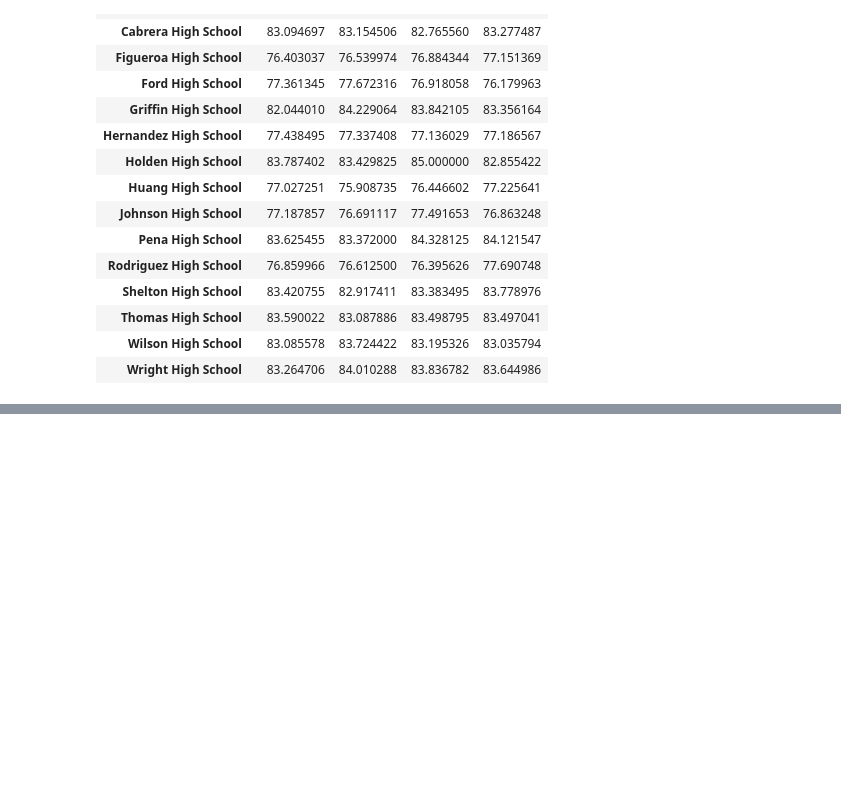
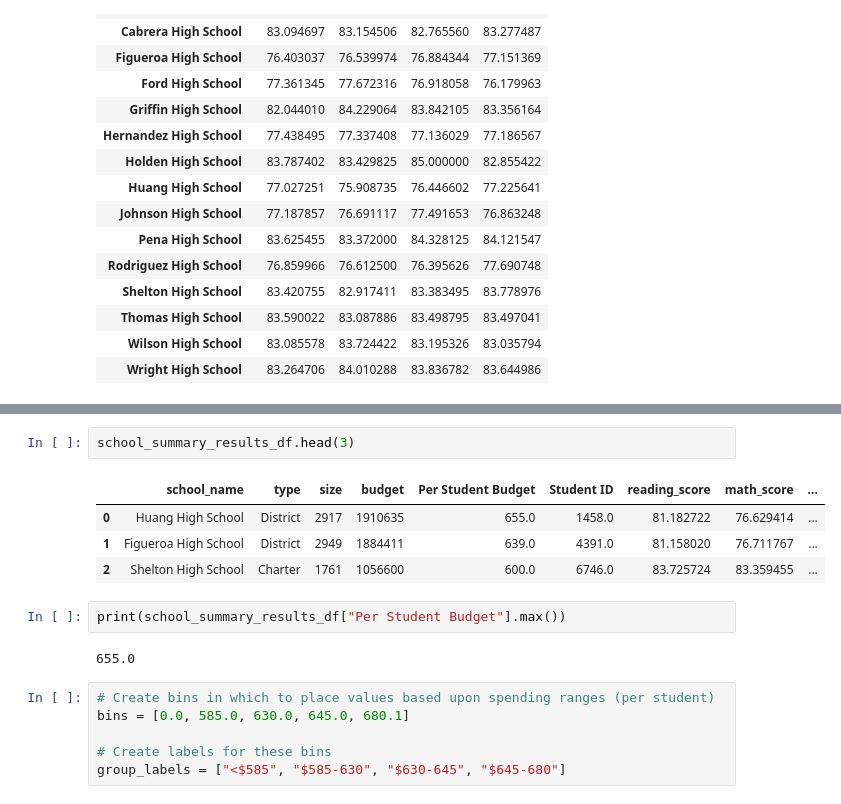
Before and after one commit to RachelFizel/panda-challenge, a Jupyter notebook: PyCitySchools/PyCitySchools.ipynb, the cells around one changed output, grey strips where cells are left out. Saved outputs shown, nothing was run; the diff lists cells and outputs as text; blank space fills up the shorter version.

```diff
--- a/PyCitySchools/PyCitySchools.ipynb
+++ b/PyCitySchools/PyCitySchools.ipynb
@@ -595,0 +641,17 @@ unstacked
+# %%
+school_summary_results_df.head(3)
+# %% [output]
+|  | school_name | type | size | budget | Per Student Budget | Student ID | reading_score | math_score | ... |
+| 0 | Huang High School | District | 2917 | 1910635 | 655.0 | 1458.0 | 81.182722 | 76.629414 | ... |
+| 1 | Figueroa High School | District | 2949 | 1884411 | 639.0 | 4391.0 | 81.158020 | 76.711767 | ... |
+| 2 | Shelton High School | Charter | 1761 | 1056600 | 600.0 | 6746.0 | 83.725724 | 83.359455 | ... |
+# %%
+print(school_summary_results_df["Per Student Budget"].max())
+# %% [output]
+655.0
+# %%
+# Create bins in which to place values based upon spending ranges (per student)
+bins = [0.0, 585.0, 630.0, 645.0, 680.1]
+
+# Create labels for these bins
+group_labels = ["<$585", "$585-630", "$630-645", "$645-680"]
```
Also changed, not shown: parts of 10 cells of this notebook.
